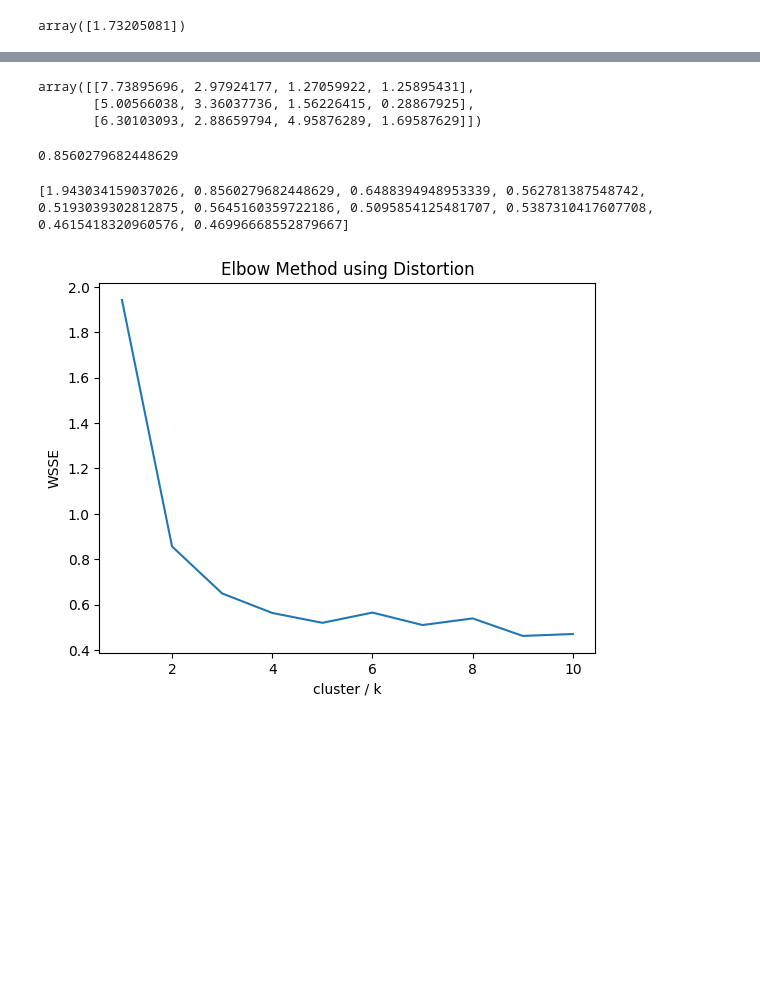
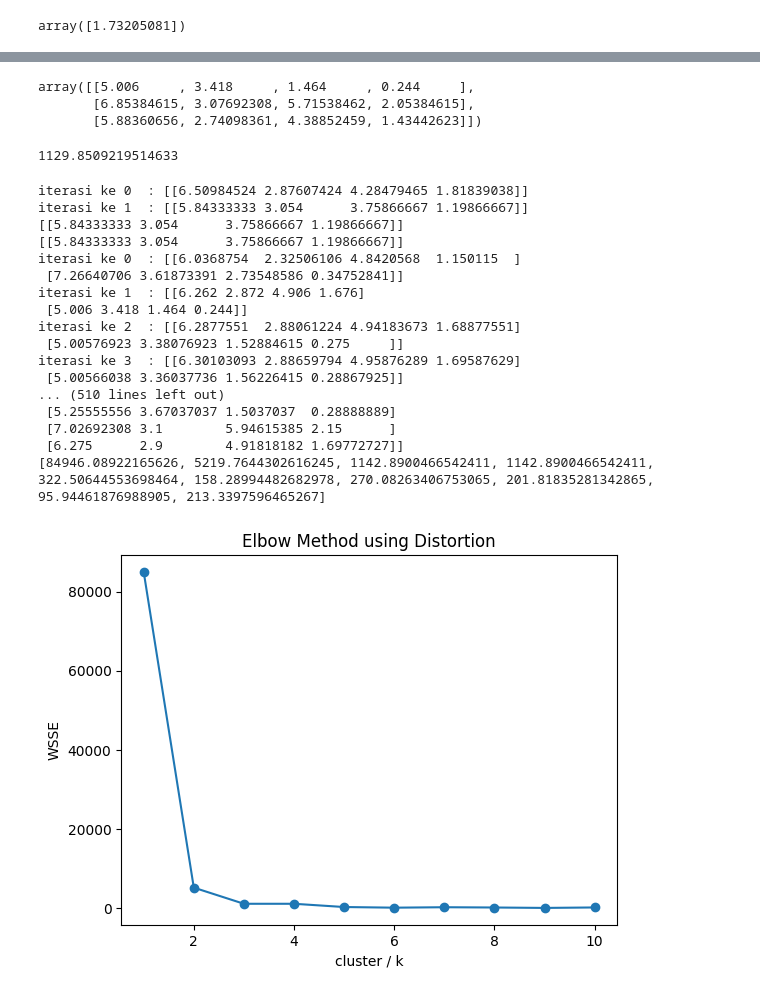
Before and after one commit to royhankamil/Machine-Learning-Project, a Jupyter notebook: Pelatihan_machung/k-means/scratch_version_2.ipynb, the cells around one changed output, grey strips where cells are left out. Cells and saved outputs as stored; diff of their text form; code cells hidden in the pictures; blank space fills up the shorter version.

```diff
--- a/Pelatihan_machung/k-means/scratch_version_2.ipynb
+++ b/Pelatihan_machung/k-means/scratch_version_2.ipynb
@@ -61,7 +61,7 @@ df.drop(columns="Id", inplace=True)
 # %%
 class Kmeans():
     # initialisasikan
-    def __init__(self, max_iter=100, n_cluster=2, decimal_rand=10, min_diff=0.00001):
+    def __init__(self, max_iter=100, n_cluster=2, min_diff=0.00001):
         self.inertia = 0
         self.n_cluster = n_cluster
         self.min_diff = min_diff
@@ -98,20 +98,27 @@ class Kmeans():
 
             for i in range(self.n_cluster):
                 groups.append(np.argwhere(y == i)) # mencari yang mana label sama dengan i
+            # print(groups)
 
             # menentukan centroid yang baru
             new_centroid = []
+            inertia_group = []
+            distance_w_cluster = np.array(distance_w_cluster)
             for i, indices in enumerate(groups):
                 if len(indices) == 0: # jika ada centroid yang tak punya member
                     new_centroid.append(self.centroids[i]) # gunakan centroid yang sebelumnya
                 else:
+                    inertia_group.append(np.sum(distance_w_cluster[indices]))
                     new_centroid.append(np.mean(x[indices], axis=0)[0]) # mencari rata-rata dari centroid sebelumnya
             # print(np.sum(distance_w_cluster))
             # counting the error (inetia)
-            self.inertia = np.mean(distance_w_cluster)
+            self.inertia = np.mean(np.array(inertia_group)**2)
 
+            print("iterasi ke", iteration, " :", self.centroids)
             # if the centroid not move the position from previous iteration
-            if np.max(self.centroids - np.array(new_centroid)) < self.min_diff:
+            if np.max(np.abs(self.centroids - np.array(new_centroid))) < self.min_diff:
+                print(np.abs(np.array(new_centroid)))
+                print(np.abs(np.array(self.centroids)))
                 break
             else:
                 self.centroids = np.array(new_centroid) # update centroid position
@@ -121,25 +146,41 @@ k_mean.fit(df.to_numpy())
 # %%
 k_mean.centroids
 # %% [output]
-array([[7.73895696, 2.97924177, 1.27059922, 1.25895431],
-       [5.00566038, 3.36037736, 1.56226415, 0.28867925],
-       [6.30103093, 2.88659794, 4.95876289, 1.69587629]])
+array([[5.006     , 3.418     , 1.464     , 0.244     ],
+       [6.85384615, 3.07692308, 5.71538462, 2.05384615],
+       [5.88360656, 2.74098361, 4.38852459, 1.43442623]])
 # %%
 k_mean.inertia
 # %% [output]
-0.8560279682448629
+1129.8509219514633
 # %%
 wcss = []
 for i in range(1, 11):
     km = Kmeans(n_cluster=i)
     km.fit(df.to_numpy())
     wcss.append(km.inertia)
 
-plt.plot(np.arange(1, 11), wcss)
+plt.plot(np.arange(1, 11), wcss, marker='o')
 plt.title("Elbow Method using Distortion")
 plt.xlabel("cluster / k")
 plt.ylabel("WSSE")
 print(wcss)
 # %% [output]
-[1.943034159037026, 0.8560279682448629, 0.6488394948953339, 0.562781387548742, 0.5193039302812875, 0.5645160359722186, 0.5095854125481707, 0.5387310417607708, 0.4615418320960576, 0.46996668552879667]
+iterasi ke 0  : [[6.50984524 2.87607424 4.28479465 1.81839038]]
+iterasi ke 1  : [[5.84333333 3.054      3.75866667 1.19866667]]
+[[5.84333333 3.054      3.75866667 1.19866667]]
+[[5.84333333 3.054      3.75866667 1.19866667]]
+iterasi ke 0  : [[6.0368754  2.32506106 4.8420568  1.150115  ]
+ [7.26640706 3.61873391 2.73548586 0.34752841]]
+iterasi ke 1  : [[6.262 2.872 4.906 1.676]
+ [5.006 3.418 1.464 0.244]]
+iterasi ke 2  : [[6.2877551  2.88061224 4.94183673 1.68877551]
+ [5.00576923 3.38076923 1.52884615 0.275     ]]
+iterasi ke 3  : [[6.30103093 2.88659794 4.95876289 1.69587629]
+ [5.00566038 3.36037736 1.56226415 0.28867925]]
+... (510 lines left out)
+ [5.25555556 3.67037037 1.5037037  0.28888889]
+ [7.02692308 3.1        5.94615385 2.15      ]
+ [6.275      2.9        4.91818182 1.69772727]]
+[84946.08922165626, 5219.7644302616245, 1142.8900466542411, 1142.8900466542411, 322.50644553698464, 158.28994482682978, 270.08263406753065, 201.81835281342865, 95.94461876988905, 213.3397596465267]
-[figure, old version]
+[figure, new version]
```
Also changed, not shown: parts of 1 cell of this notebook, 2 other files.
